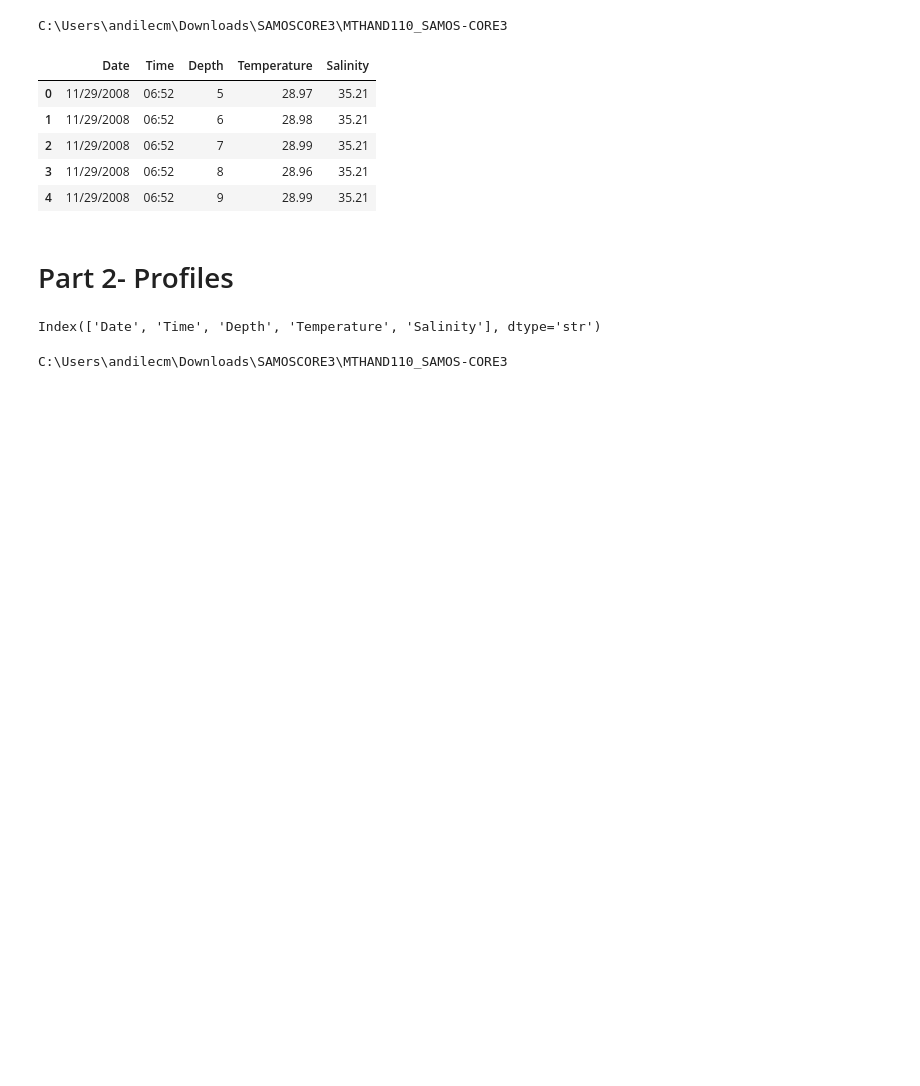
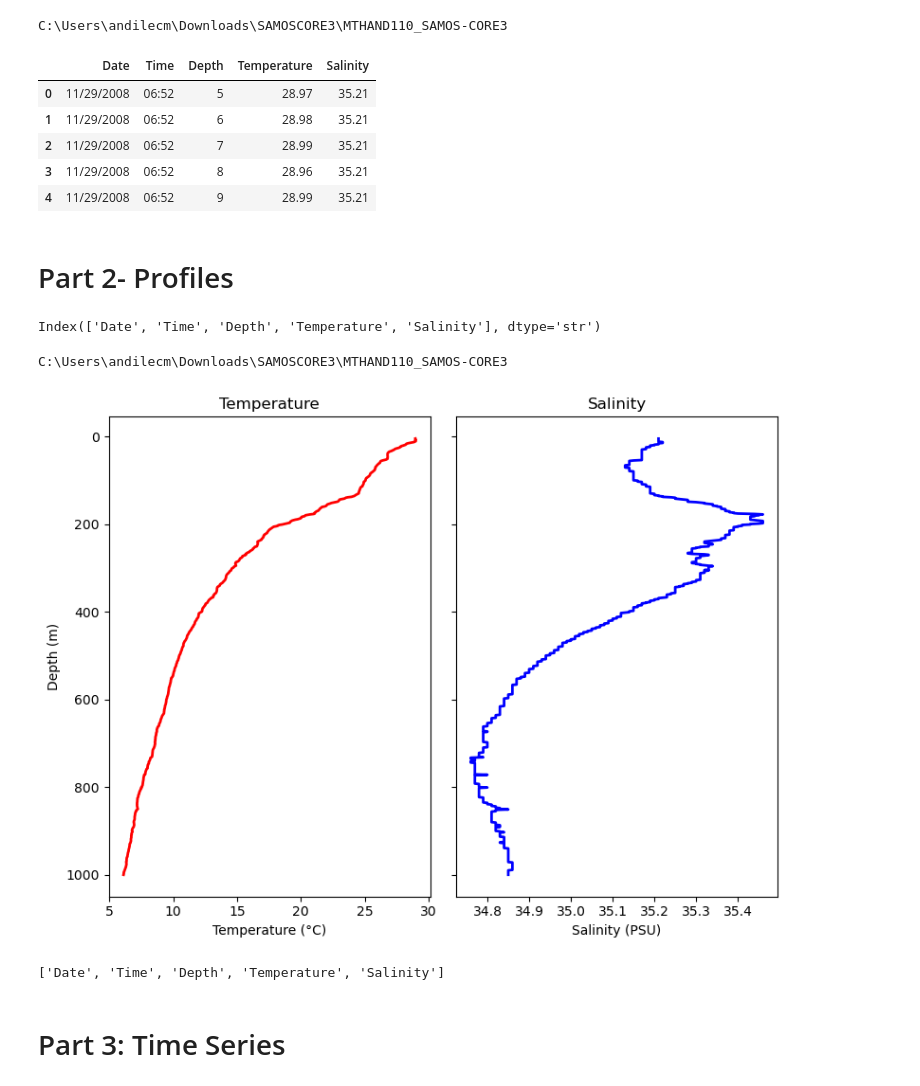
Before and after one commit to AndileChantelleMthembu/MTHAND110_SAMOS-CORE3, a Jupyter notebook: E2.ipynb, the cells around one changed output. Drawn from its saved outputs; the diff is of its cells as text; code cells hidden in the pictures; blank space fills up the shorter version.

```diff
--- a/E2.ipynb
+++ b/E2.ipynb
@@ -40,0 +50,38 @@ C:\Users\andilecm\Downloads\SAMOSCORE3\MTHAND110_SAMOS-CORE3
+# %%
+import pandas as pd
+import numpy as np
+import matplotlib.pyplot as plt
+
+file_path = r"C:\Users\andilecm\Downloads\SAMOSCORE3\MTHAND110_SAMOS-CORE3\for_nitpicker.csv"
+
+df = pd.read_csv(file_path)
+
+
+depth = df["Depth"]
+temperature = df["Temperature"]
+salinity = df["Salinity"]
+
+fig, axes = plt.subplots(1, 2, figsize=(8, 6), sharey=True)
+
+# Temperature profile
+axes[0].plot(temperature, depth, color="red", linewidth=2)
+axes[0].set_xlabel("Temperature (°C)")
+axes[0].set_ylabel("Depth (m)")
+axes[0].invert_yaxis()
+axes[0].set_title("Temperature")
+
+# Salinity profile
+axes[1].plot(salinity, depth, color="blue", linewidth=2)
+axes[1].set_xlabel("Salinity (PSU)")
+axes[1].set_title("Salinity")
+
+plt.tight_layout()
+plt.show()
+# %% [output]
+[figure, added]
+# %%
+print(df.columns.tolist())
+# %% [output]
+['Date', 'Time', 'Depth', 'Temperature', 'Salinity']
+# %% [markdown]
+# Part 3: Time Series
```
Also changed, not shown: parts of 7 cells of this notebook.
